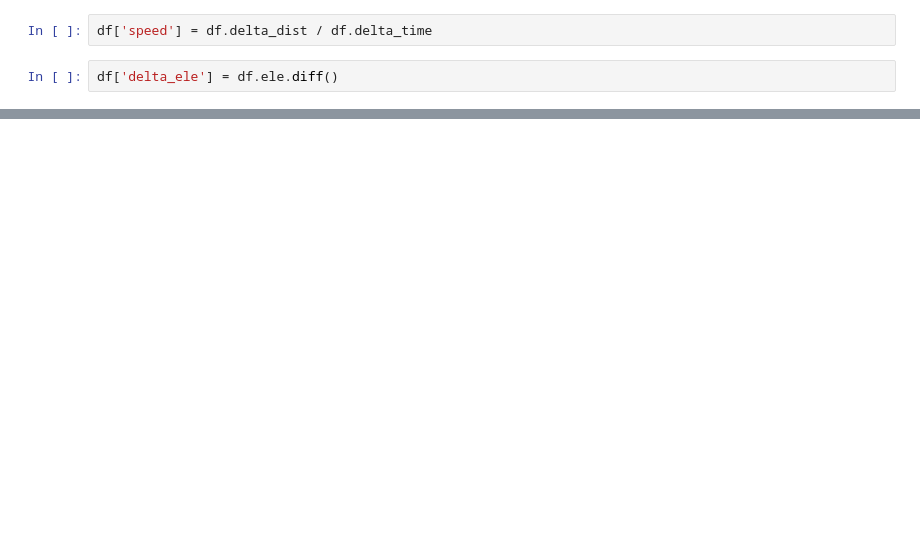
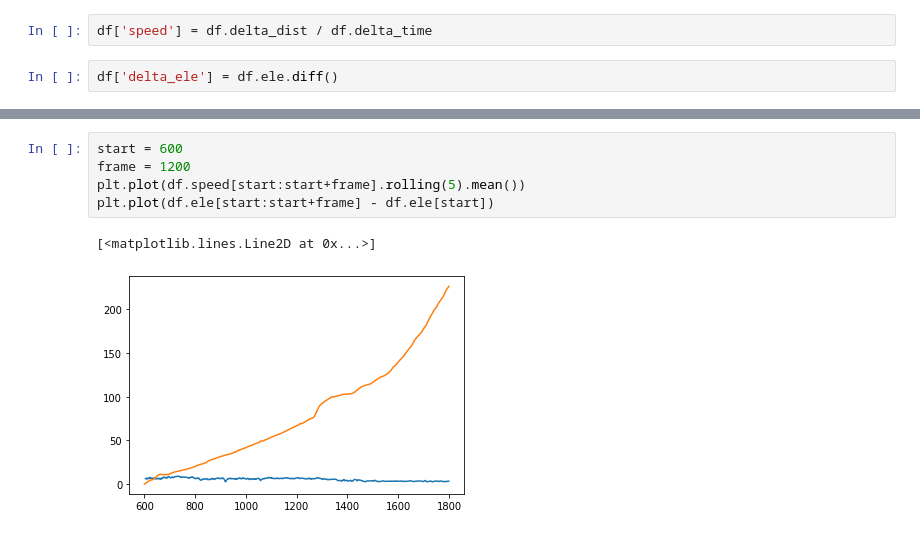
Before and after one commit to royceschultz/Cycling-Power-Calculator, a Jupyter notebook: strava.ipynb, the cells around one changed output, grey strips where cells are left out. Saved outputs shown, nothing was run; the diff lists cells and outputs as text; blank space fills up the shorter version.

```diff
--- a/strava.ipynb
+++ b/strava.ipynb
@@ -74,0 +101,8 @@ dtype: object
+# %%
+start = 600
+frame = 1200
+plt.plot(df.speed[start:start+frame].rolling(5).mean())
+plt.plot(df.ele[start:start+frame] - df.ele[start])
+# %% [output]
+[<matplotlib.lines.Line2D at 0x...>]
+[figure, added]
```
Also changed, not shown: parts of 15 cells of this notebook.
